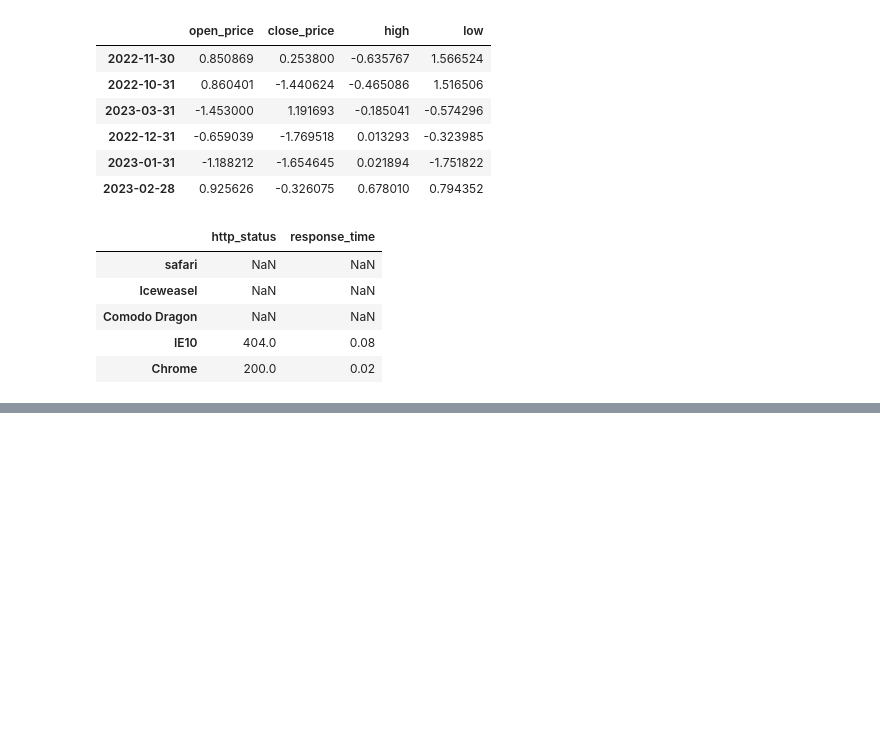
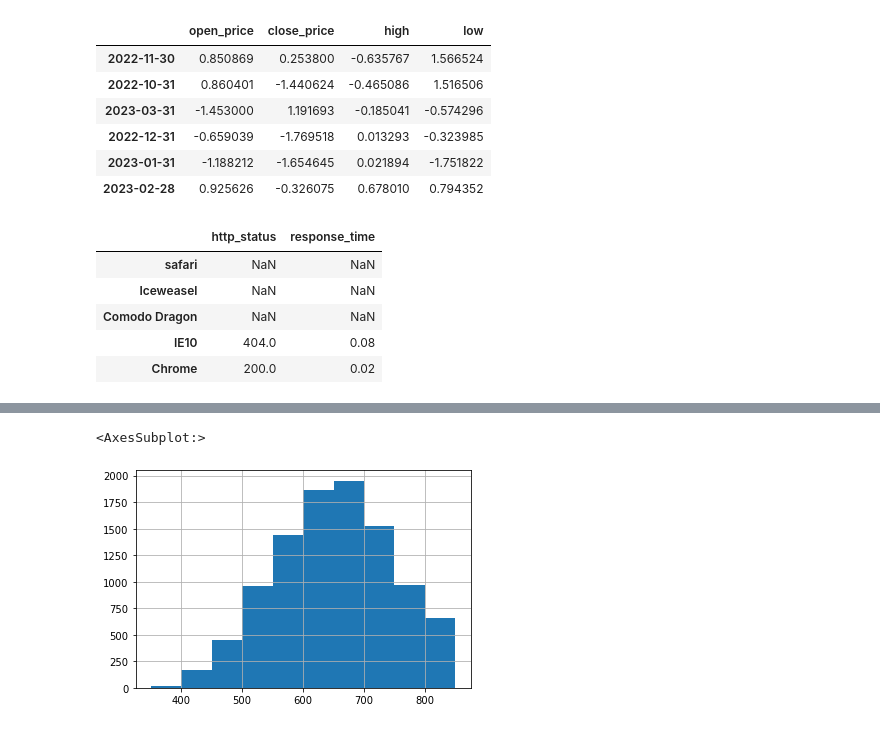
Before and after one commit to dharani963-reddy/epam_6651, a Jupyter notebook: PYTHON BASICS.ipynb, the cells around one changed output, grey strips where cells are left out. Saved outputs shown, nothing was run; the diff lists cells and outputs as text; code cells hidden in the pictures; blank space fills up the shorter version.

```diff
--- a/PYTHON BASICS.ipynb
+++ b/PYTHON BASICS.ipynb
@@ -1137,0 +1242,5 @@ help(pd.MultiIndex)
+# %%
+df['CreditScore'].hist()
+# %% [output]
+<AxesSubplot:>
+[figure, added]
```
Also changed, not shown: parts of 91 cells of this notebook.
